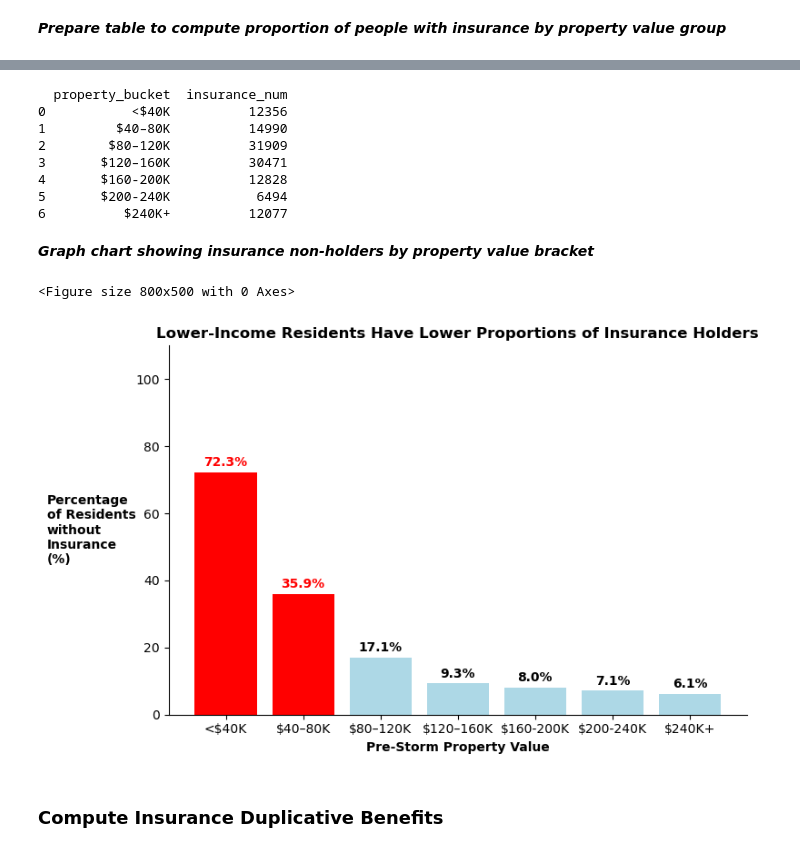
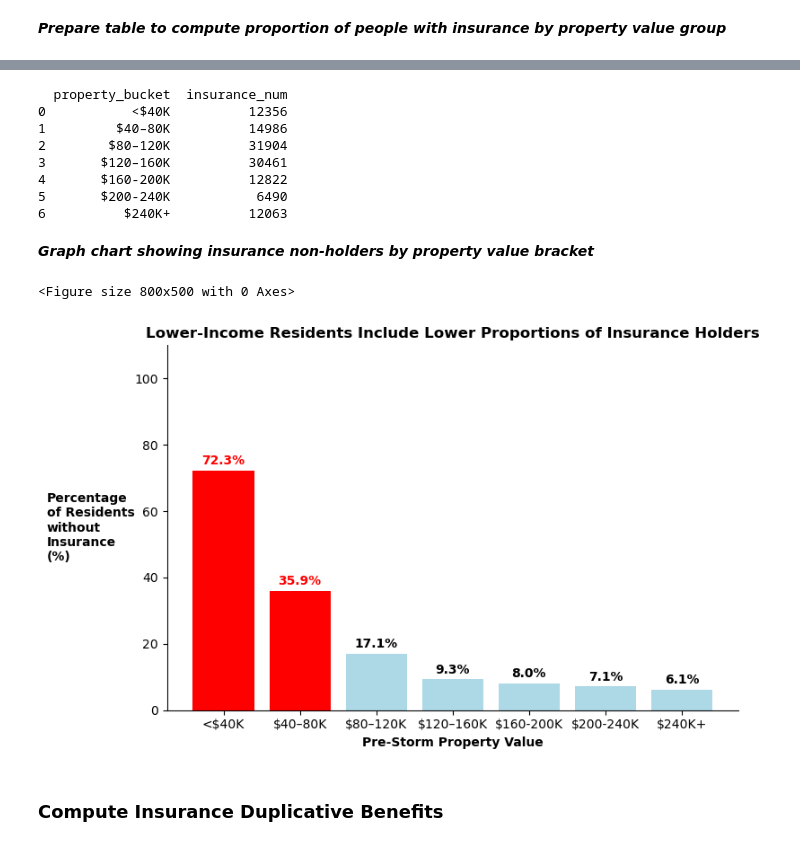
Before and after one commit to wujenny214/Policy-Study-into-Grant-Assistance-for-Post-Hurricane-Rebuilding-Efforts, a Jupyter notebook: code/katrina_review.ipynb, the cells around one changed output, grey strips where cells are left out. Drawn from its saved outputs; the diff is of its cells as text; code cells hidden in the pictures.

```diff
--- a/code/katrina_review.ipynb
+++ b/code/katrina_review.ipynb
@@ -14,7 +16,8 @@ roadhome=pd.read_csv("roadhome_for_datastore.csv")
 # %% [markdown]
 ***Clean data***
 # %%
-roadhome=roadhome[roadhome["GIS State"]=="LA"]
-roadhome=roadhome[roadhome["ARS File (Yes/No)"]=="N"]
+roadhome = roadhome[roadhome["GIS State"] == "LA"]
+roadhome = roadhome[roadhome["ARS File (Yes/No)"] == "N"]
+roadhome = roadhome[roadhome["Current Damage Assessment"] != 9999999.0]
 # %%
 roadhome
@@ -47,6 +71,7 @@ labels = ["<$40K", "$40–80K", "$80–120K", "$120–160K", \
 # %%
-roadhome["property_bucket"] = pd.cut(roadhome["Current PSV"], \
-            bins=bins, labels=labels, include_lowest=True)
+roadhome["property_bucket"] = pd.cut(
+    roadhome["Current PSV"], bins=bins, labels=labels, include_lowest=True
+)
 # %% [markdown]
 ***Segment by bucket***
 # %%
@@ -64,14 +89,15 @@ Name: count, dtype: int64
 # %% [markdown]
 ***Recode Insurance holders to represent "Y" with "1" and "N" with "0"***
 # %%
-roadhome["insurance_num"] = roadhome["Applicant With\
+roadhome["insurance_num"] = roadhome[
+    "Applicant With\
  Current Insurance (Private and/or Flood) Y/N\
-"].map({"Y": 1, "N": 0})
+"
+].map({"Y": 1, "N": 0})
 # %% [markdown]
 ***Prepare table to compute proportion of people with insurance by property value group***
 # %%
-avg_response = roadhome.groupby("property_bucket")\
-["insurance_num"].mean().reset_index()
+avg_response = roadhome.groupby("property_bucket")["insurance_num"].mean().reset_index()
 
 print(avg_response)
 # %% [output]
@@ -86,68 +112,72 @@ print(avg_response)
 # %%
-count_response = roadhome.groupby("property_bucket")\
-["insurance_num"].count().reset_index()
+count_response = (
+    roadhome.groupby("property_bucket")["insurance_num"].count().reset_index()
+)
 
 print(count_response)
 # %% [output]
   property_bucket  insurance_num
 0           <$40K          12356
-1         $40–80K          14990
-2        $80–120K          31909
-3       $120–160K          30471
-4       $160-200K          12828
-5       $200-240K           6494
-6          $240K+          12077
+1         $40–80K          14986
+2        $80–120K          31904
+3       $120–160K          30461
+4       $160-200K          12822
+5       $200-240K           6490
+6          $240K+          12063
 # %% [markdown]
 ***Graph chart showing insurance non-holders by property value bracket***
 # %%
-#Graph chart
-plt.figure(figsize=(8,5))
-bar_colors = ['red' if i < 2 else 'lightblue' for i in range(len(avg_response))]
+# Graph chart
+plt.figure(figsize=(8, 5))
+bar_colors = ["red" if i < 2 else "lightblue" for i in range(len(avg_response))]
 
-#Graph chart
-plt.figure(figsize=(8,5))
+# Graph chart
+plt.figure(figsize=(8, 5))
 bars = plt.bar(
     avg_response["property_bucket"],
     (1 - avg_response["insurance_num"]) * 100,
-    color=bar_colors  # updated here
+    color=bar_colors,  # updated here
 )
 
 
-#Assign axis labels
+# Assign axis labels
 plt.xlabel("Pre-Storm Property Value", fontweight="bold")
 plt.ylabel(
     "Percentage\nof Residents\nwithout\nInsurance\n(%)",
     fontweight="bold",
     rotation=0,
     labelpad=70,
-    va='center',
-    ha='left'
+    va="center",
+    ha="left",
 )
-plt.title("Lower-Income Residents Include Lower Proportions of Insurance Holders", fontweight='bold')
-plt.ylim(0,110)
+plt.title(
+    "Lower-Income Residents Include Lower Proportions of Insurance Holders",
+    fontweight="bold",
+)
+plt.ylim(0, 110)
 
-#Prepare bar labels
+# Prepare bar labels
 for i, bar in enumerate(bars):
     height = bar.get_height()
-    label_color = 'red' if (i == 0 or i==1) else 'black'
+    label_color = "red" if (i == 0 or i == 1) else "black"
 
     plt.text(
-        bar.get_x() + bar.get_width()/2,
+        bar.get_x() + bar.get_width() / 2,
         height + 1,
-        f'{height:.1f}%',
-        ha='center',
-        va='bottom',
-        fontweight='bold',
-        color=label_color
+        f"{height:.1f}%",
+        ha="center",
+        va="bottom",
+        fontweight="bold",
+        color=label_color,
     )
 
 sns.despine()
 
 plt.tight_layout()
 plt.show()
 # %% [output]
 <Figure size 800x500 with 0 Axes>
-[figure, old version]
+[figure, new version]
 # %% [markdown]
 ### Compute Insurance Duplicative Benefits
 # %% [markdown]
```
Also changed, not shown: parts of 11 cells of this notebook, 7 other files.
